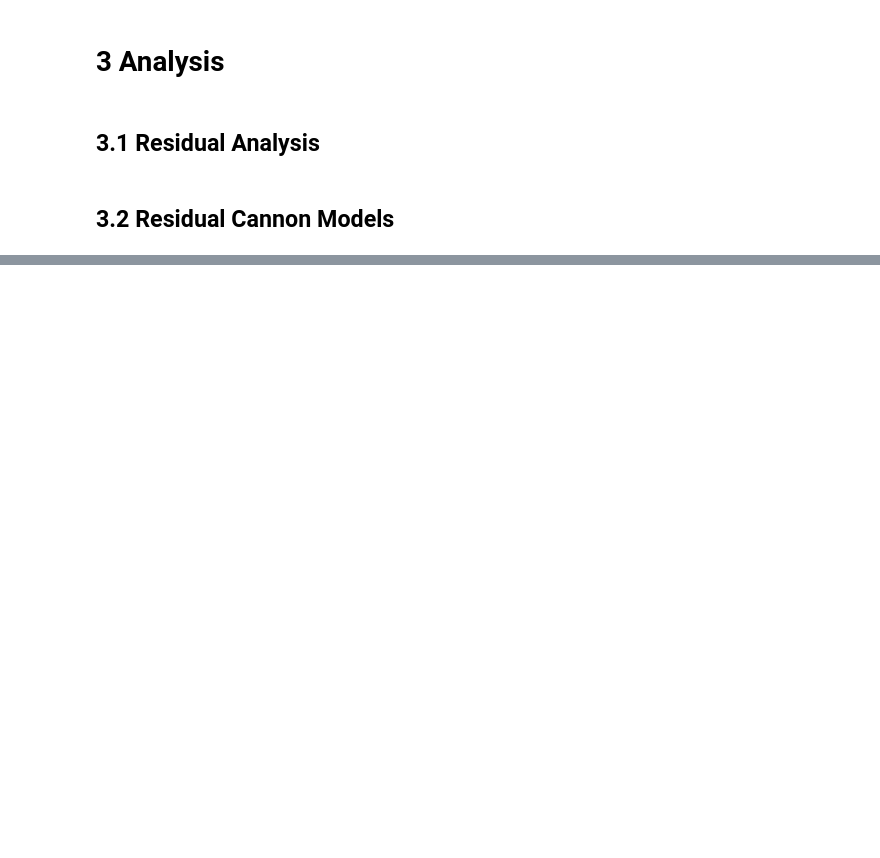
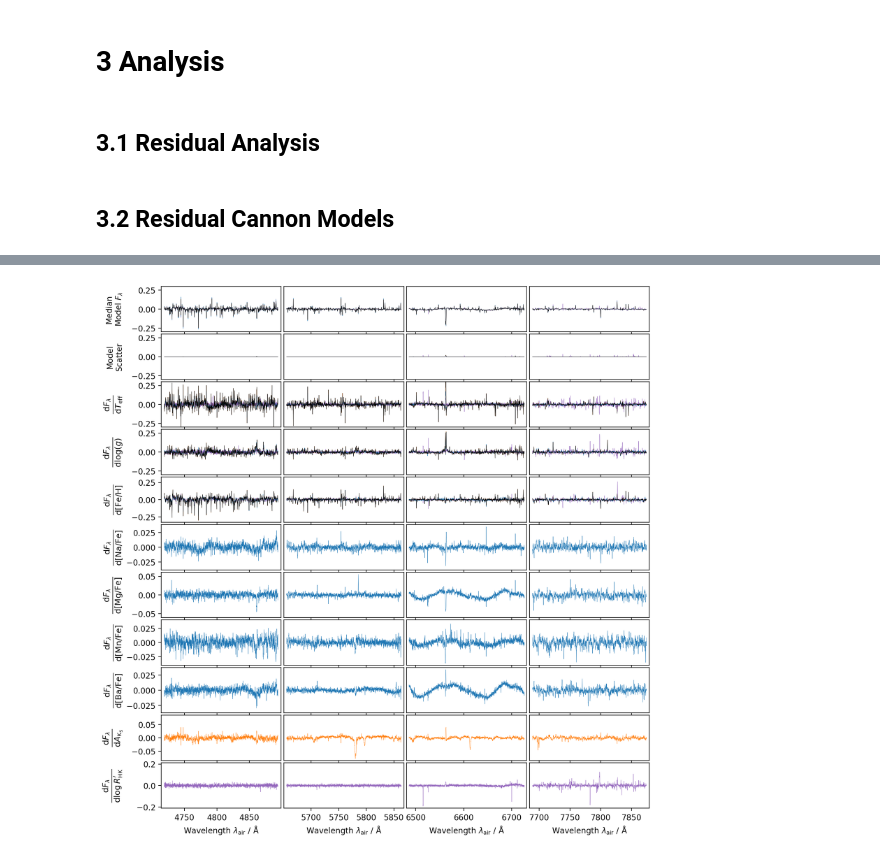
Before and after one commit to svenbuder/residual_cannon, a Jupyter notebook: residual_cannon.ipynb, the cells around one changed output, grey strips where cells are left out. Saved outputs shown, nothing was run; the diff lists cells and outputs as text; code cells hidden in the pictures; blank space fills up the shorter version.

```diff
--- a/residual_cannon.ipynb
+++ b/residual_cannon.ipynb
@@ -994,39 +1068,43 @@ for test in [4,3,2,1]:
                     ylabel = r'$\frac{\mathrm{d}F_\lambda}{\mathrm{d}'+fancy_label+r'}$'
                     labelfontsize = 15
                     toplot = True
                 else:
                     toplot = False
 
             if toplot:
                 ax.plot(
                     common_wavelength[in_ccd],
                     ydata[in_ccd],
                     lw = 0.3,
                     c = color
                 )
                 if ccd == 1:
                     ax.set_ylabel(ylabel,fontsize=labelfontsize)
-                # else:
-                #     ax.set_yticks([])
+                else:
+                    ax.set_yticks([])
                 if index == rows-1:
                     ax.set_xlabel(r'Wavelength $\lambda_\mathrm{air}~/~\mathrm{\AA}$')
-                # else:
-                #     ax.set_xticks([])
-                y_minmax = np.min(ydata),np.max(ydata)
-                ax.set_ylim(1.1*y_minmax[0]-0.1*y_minmax[1],1.1*y_minmax[1]-0.1*y_minmax[0])
+
+                y_minmax = np.max([np.abs(np.min(ydata)), np.max(ydata)])
+                ax.set_ylim(-1.1*y_minmax, 1.1*y_minmax)
+                if index < 4:
+                    ax.set_ylim(-0.3,0.3)
+
                 ax.set_xlim(common_wavelength[in_ccd][0]-5,common_wavelength[in_ccd][-1]+5)
 
 for i, ax in enumerate(gs):
     if i % 4 != 0:   # not in first column
         ax.tick_params(axis='y', labelleft=False)
     if i < len(gs) - 4:   # not in last row
         ax.tick_params(axis='x', labelbottom=False)
 
 f.align_ylabels(gs)
 plt.tight_layout(w_pad=0,h_pad=-0.35)
 plt.savefig('figures/cannon_linear_coefficients_joint.pdf',dpi=200,bbox_inches='tight')
 plt.show()
 plt.close()
+# %% [output]
+[figure, added]
 # %%
 # https://ui.adsabs.harvard.edu/abs/2018AJ....156..180W
 Wise2018_lines = [
```
Also changed, not shown: parts of 8 cells of this notebook, 12 other files.
